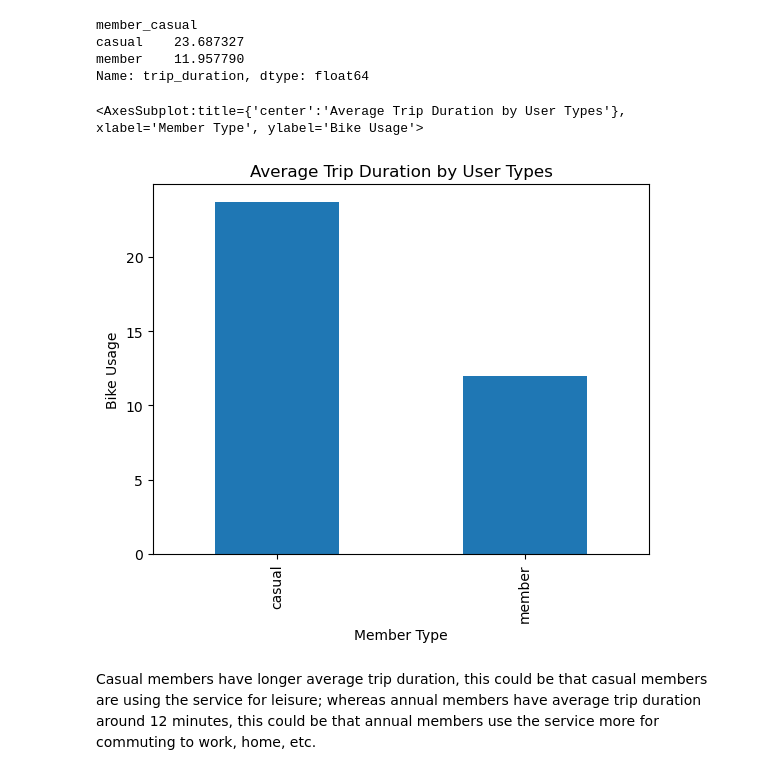
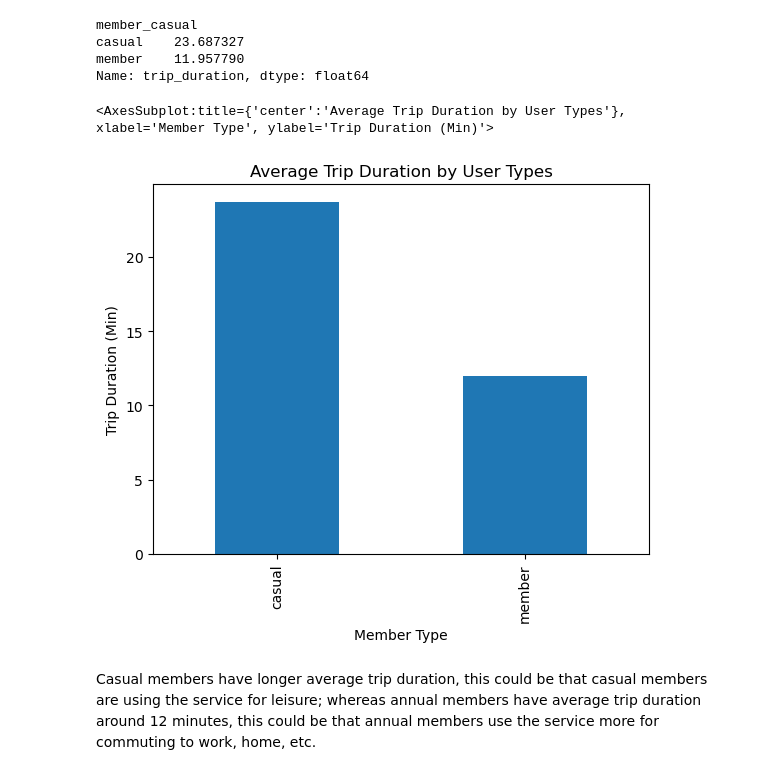
Before and after one commit to nickku1223/cyclistic_analysis, a Jupyter notebook: Cyclistic_analysis.ipynb, the cells around one changed output. Drawn from its saved outputs; the diff is of its cells as text; code cells hidden in the pictures.

```diff
--- a/Cyclistic_analysis.ipynb
+++ b/Cyclistic_analysis.ipynb
@@ -511,11 +534,11 @@ Name: trip_duration, dtype: float64
 # %%
 # Make a bar plot for average trip duration by user types
 avg_duration_by_types.plot.bar(title="Average Trip Duration by User Types",
                                xlabel="Member Type",
-                               ylabel="Bike Usage")
+                               ylabel="Trip Duration (Min)")
 # %% [output]
-<AxesSubplot:title={'center':'Average Trip Duration by User Types'}, xlabel='Member Type', ylabel='Bike Usage'>
+<AxesSubplot:title={'center':'Average Trip Duration by User Types'}, xlabel='Member Type', ylabel='Trip Duration (Min)'>
-[figure, old version]
+[figure, new version]
 # %% [markdown]
 Casual members have longer average trip duration, this could be that casual members are using the service for leisure; whereas annual members have average trip duration around 12 minutes, this could be that annual members use the service more for commuting to work, home, etc.
 # %% [markdown]
```
Also changed, not shown: parts of 10 cells of this notebook, 15 other files.
